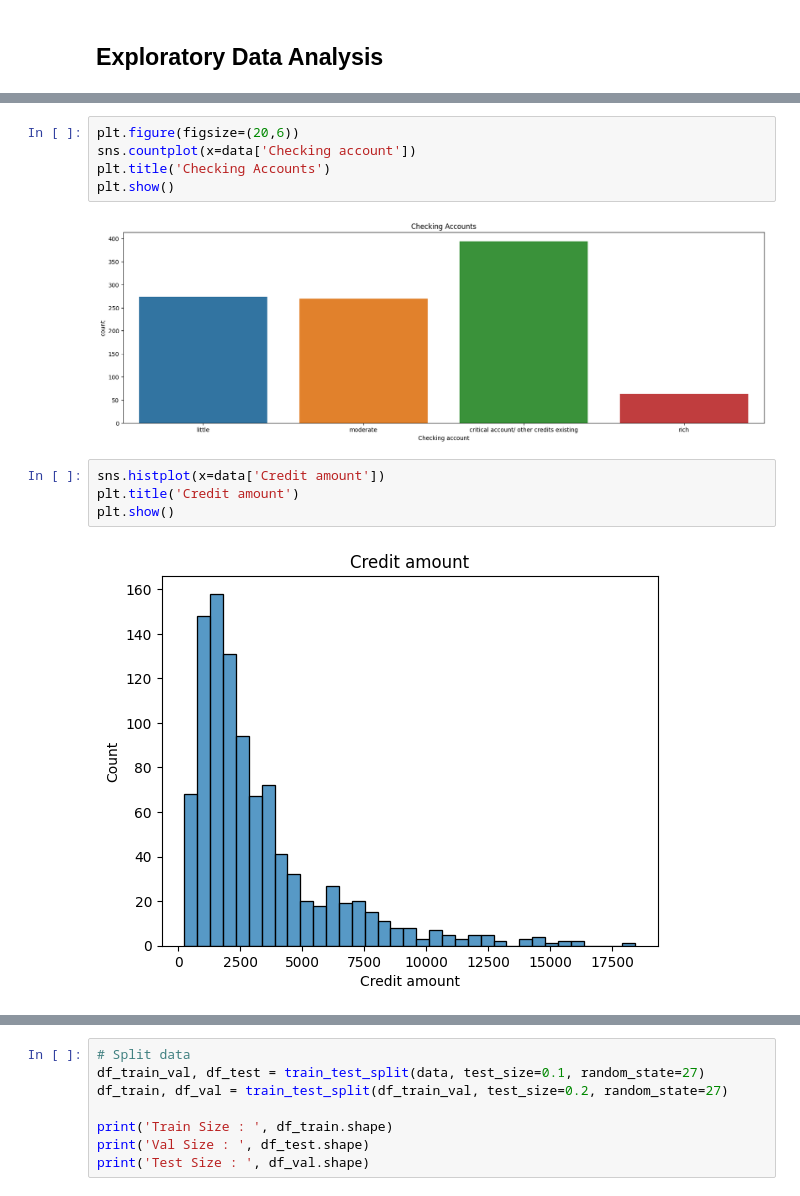
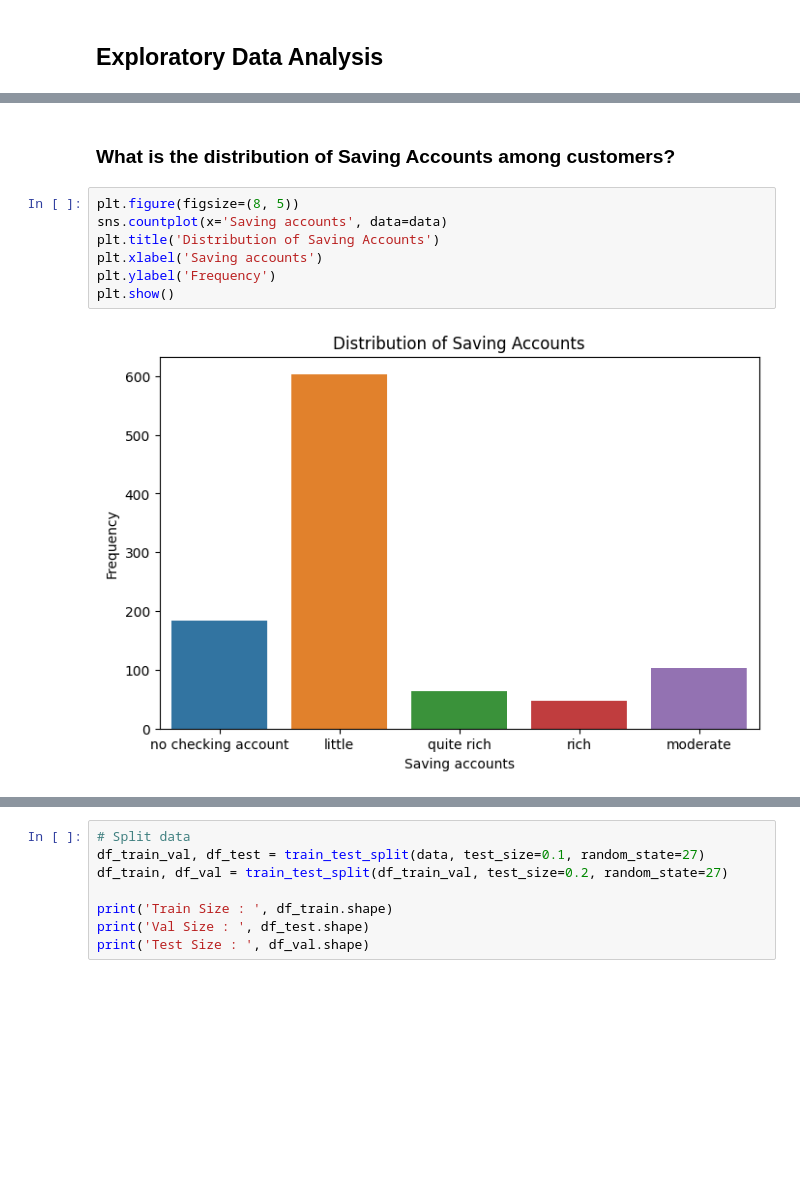
Before and after one commit to salmanfaishal27/german-credit-risk, a Jupyter notebook: script.ipynb, the cells around one changed output, grey strips where cells are left out. Cells and saved outputs as stored; diff of their text form; blank space fills up the shorter version.

```diff
--- a/script.ipynb
+++ b/script.ipynb
@@ -80,13 +145,11 @@ plt.show()
+# %% [markdown]
+### What is the distribution of Saving Accounts among customers?
 # %%
-plt.figure(figsize=(20,6))
-sns.countplot(x=data['Checking account'])
-plt.title('Checking Accounts')
+plt.figure(figsize=(8, 5))
+sns.countplot(x='Saving accounts', data=data)
+plt.title('Distribution of Saving Accounts')
+plt.xlabel('Saving accounts')
+plt.ylabel('Frequency')
 plt.show()
 # %% [output]
-[figure, old version]
+[figure, new version]
-# %%
-sns.histplot(x=data['Credit amount'])
-plt.title('Credit amount')
-plt.show()
-# %% [output]
-[figure, removed]
```
Also changed, not shown: parts of 31 cells of this notebook.
